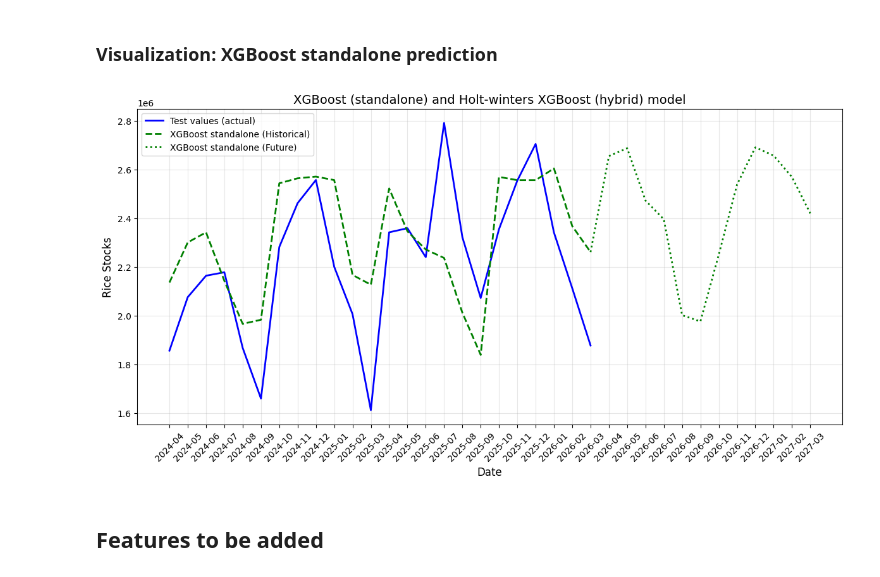
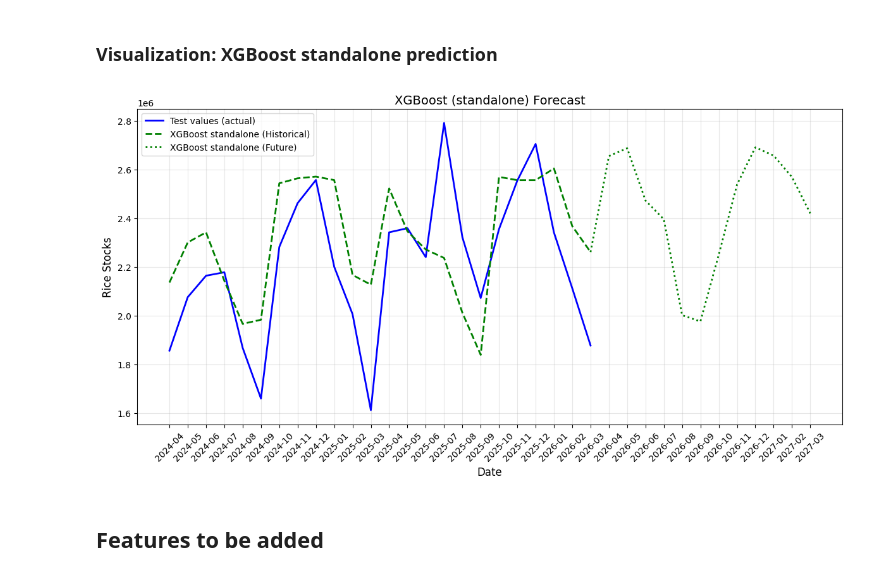
Before and after one commit to emmanresu/Thesis-Keras, a Jupyter notebook: rice_stocks.ipynb, the cells around one changed output. Cells and saved outputs as stored; diff of their text form; code cells hidden in the pictures.

```diff
--- a/rice_stocks.ipynb
+++ b/rice_stocks.ipynb
@@ -628,7 +628,6 @@ plt.grid(True, alpha=0.3)
 plt.tight_layout()
 
 plt.xticks(data['date'][::12], rotation=45)
-data = data.drop(columns=['date'])
 plt.show()
 # %% [output]
 [figure]
@@ -650,7 +649,7 @@ pd.plotting.autocorrelation_plot(data['stock_total'])
 # %% [markdown]
 ### Shift features by N months function
 # %%
-def shift_features(data, months_shift):
+def shift_all_features(data, months_shift):
   data_shift = data.drop(columns=['stock_total', 'is_lean_month'])
   data_shift.index = pd.to_datetime(data['date']).dt.to_period('M')
   data_shift = data_shift.drop(columns=['date'])
@@ -668,7 +667,11 @@ def shift_features(data, months_shift):
 
   return data_shift, remaining_features
 
-def whole_data(data):
+def shift_feature(col, months_shift):
+
+  return shifted_feat
+
+def whole_data_show(data):
   with pd.option_context('display.max_rows', None, 'display.max_columns', None):  # more options can be specified also
       print(data)
 # %% [markdown]
@@ -1256,7 +1259,7 @@ param_grid = {
     'min_child_weight': [3, 5, 7, 9],
     'colsample_bytree': [0.5, 0.7, 0.8],
     # 'gamma': [0, 0.1],
-    'reg_lambda': [0.1, 0.01],
+    'reg_lambda': [0.1, 0.01, 0.001],
     # 'reg_alpha': [0.001]
 }
 
@@ -1618,35 +1627,35 @@ future_dates_connected = pd.concat([pd.Series([handoff_date]), future_pred['date
 future_vals_connected = pd.concat([pd.Series([last_xgb_pred]), pd.Series(xgb_future).iloc[-12:]])
 
 # 2. Plotting
 plt.figure(figsize=(12, 6))
 
 # Actual Values
 plt.plot(data['date'].iloc[-holdout_size:], test, label='Test values (actual)', color='blue', linewidth=2)
 
 # Holt-winters standalone (Orange Line)
 plt.plot(data['date'].iloc[-holdout_size:], xgb_model, label='XGBoost standalone (Historical)', color='green', linestyle='--', linewidth=2)
 '''
 # Holt-Winters and XGBoost Values
 plt.plot(data['date'].iloc[-holdout_size:], final_hybrid_forecast, label='Holt-winters + XGBoost (residual correction)', color='red', linestyle='--', linewidth=2)
 '''
 # ==========================================================
 # UPDATED: Green line now starts precisely where the Orange line ended
 # ==========================================================
 plt.plot(future_dates_connected, future_vals_connected, label='XGBoost standalone (Future)', color='green', linestyle=':', linewidth=2)
 
 # 3. Aesthetics
-plt.title('XGBoost (standalone) and Holt-winters XGBoost (hybrid) model', fontsize=14)
+plt.title('XGBoost (standalone) Forecast', fontsize=14)
 plt.xlabel('Date', fontsize=12)
 plt.ylabel('Rice Stocks', fontsize=12)
 plt.legend(loc='upper left')
 plt.grid(True, alpha=0.3)
 plt.tight_layout()
 
 plt.xticks(future_pred['date'][::1].iloc[-36:], rotation=45)
 
 plt.show()
 # %% [output]
-[figure, old version]
+[figure, new version]
 # %% [markdown]
 ## Features to be added
 # %% [markdown]
```
Also changed, not shown: parts of 7 cells of this notebook.
